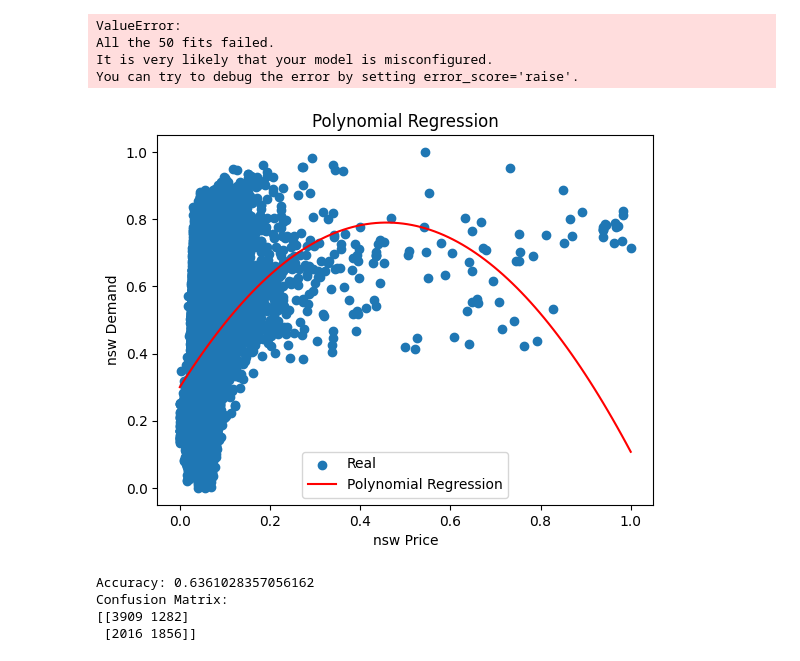
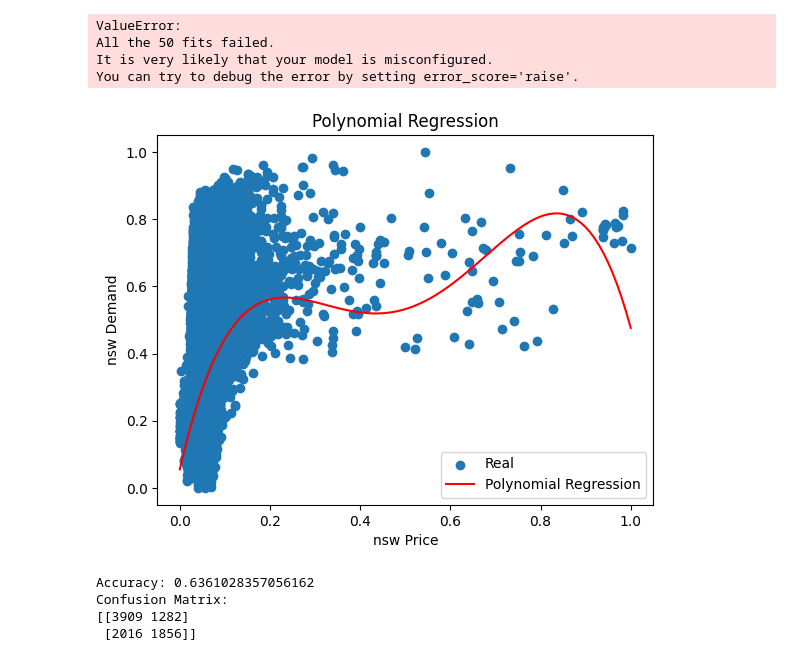
Before and after one commit to tristan0huang/ECS171, a Jupyter notebook: ECS_171_FinalProject.ipynb, the cells around one changed output. Drawn from its saved outputs; the diff is of its cells as text; code cells hidden in the pictures.

```diff
--- a/ECS_171_FinalProject.ipynb
+++ b/ECS_171_FinalProject.ipynb
@@ -266,33 +266,33 @@ df['denormalized_date'] = pd.to_datetime(df['denormalized_date'], unit='s')
 # %%
 # Define the features and target variable
 X = df[['day', 'nswprice', 'date']]
 y = df['nswdemand']
 
 #poly features
-degree = 2  # degree of the polynomial
+degree = 4  # degree of the polynomial
 poly_features = PolynomialFeatures(degree=degree)
 X_poly = poly_features.fit_transform(X)
 
 # Fit model
 poly_regression_model = LinearRegression()
 poly_regression_model.fit(X_poly, y)
 
 X_line = np.linspace(X['nswprice'].min(), X['nswprice'].max(), 100).reshape(-1, 1)
 X_line_poly = poly_features.transform(np.hstack([np.ones_like(X_line), X_line, np.ones_like(X_line)]))
 y_line_pred = poly_regression_model.predict(X_line_poly)
 
 # Plot the real values
 plt.scatter(X['nswprice'], y, label='Real')
 
 plt.plot(X_line, y_line_pred, color='red', label='Polynomial Regression')
 
 plt.xlabel('nsw Price')
 plt.ylabel('nsw Demand')
 plt.title('Polynomial Regression')
 plt.legend()
 plt.show()
 # %% [output]
-[figure, old version]
+[figure, new version]
 # %%
 
 X = df[['nswdemand']]
```
